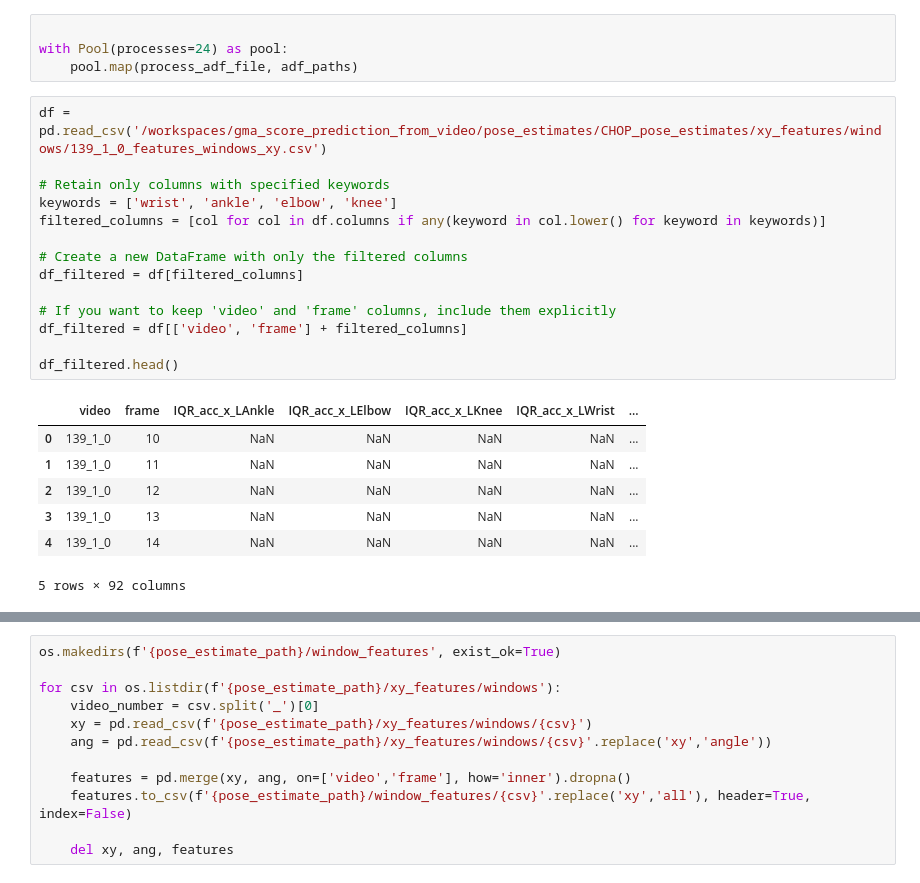
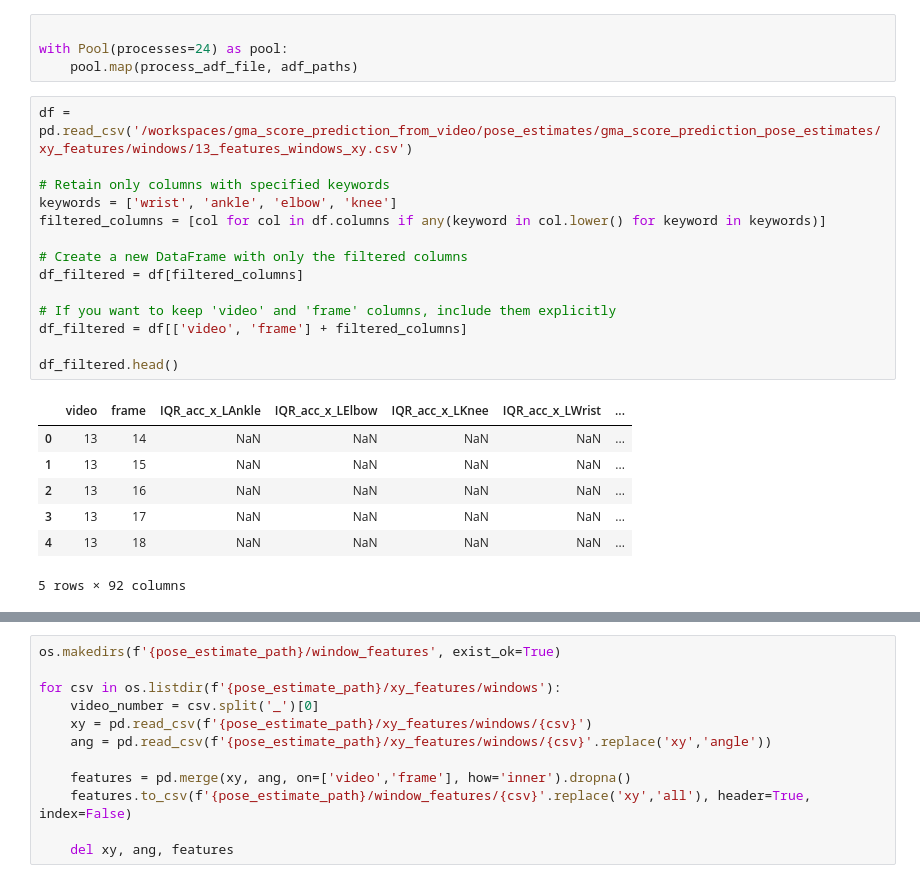
Before and after one commit to quietscientist/gma_score_prediction_from_video, a Jupyter notebook: 1_ProcessDetections.ipynb, the cells around one changed output, grey strips where cells are left out. Drawn from its saved outputs; the diff is of its cells as text.

```diff
--- a/1_ProcessDetections.ipynb
+++ b/1_ProcessDetections.ipynb
@@ -630,26 +663,26 @@ with Pool(processes=24) as pool:
 with Pool(processes=24) as pool:
     pool.map(process_adf_file, adf_paths)
 # %%
-df = pd.read_csv('/workspaces/gma_score_prediction_from_video/pose_estimates/CHOP_pose_estimates/xy_features/windows/139_1_0_features_windows_xy.csv')
+df = pd.read_csv('/workspaces/gma_score_prediction_from_video/pose_estimates/gma_score_prediction_pose_estimates/xy_features/windows/13_features_windows_xy.csv')
 
 # Retain only columns with specified keywords
 keywords = ['wrist', 'ankle', 'elbow', 'knee']
 filtered_columns = [col for col in df.columns if any(keyword in col.lower() for keyword in keywords)]
 
 # Create a new DataFrame with only the filtered columns
 df_filtered = df[filtered_columns]
 
 # If you want to keep 'video' and 'frame' columns, include them explicitly
 df_filtered = df[['video', 'frame'] + filtered_columns]
 
 df_filtered.head()
 # %% [output]
 |  | video | frame | IQR_acc_x_LAnkle | IQR_acc_x_LElbow | IQR_acc_x_LKnee | IQR_acc_x_LWrist | ... |
-| 0 | 139_1_0 | 10 | NaN | NaN | NaN | NaN | ... |
-| 1 | 139_1_0 | 11 | NaN | NaN | NaN | NaN | ... |
-| 2 | 139_1_0 | 12 | NaN | NaN | NaN | NaN | ... |
-| 3 | 139_1_0 | 13 | NaN | NaN | NaN | NaN | ... |
-| 4 | 139_1_0 | 14 | NaN | NaN | NaN | NaN | ... |
+| 0 | 13 | 14 | NaN | NaN | NaN | NaN | ... |
+| 1 | 13 | 15 | NaN | NaN | NaN | NaN | ... |
+| 2 | 13 | 16 | NaN | NaN | NaN | NaN | ... |
+| 3 | 13 | 17 | NaN | NaN | NaN | NaN | ... |
+| 4 | 13 | 18 | NaN | NaN | NaN | NaN | ... |
 5 rows × 92 columns
 # %%
 df = df_filtered
```
Also changed, not shown: parts of 16 cells of this notebook.
